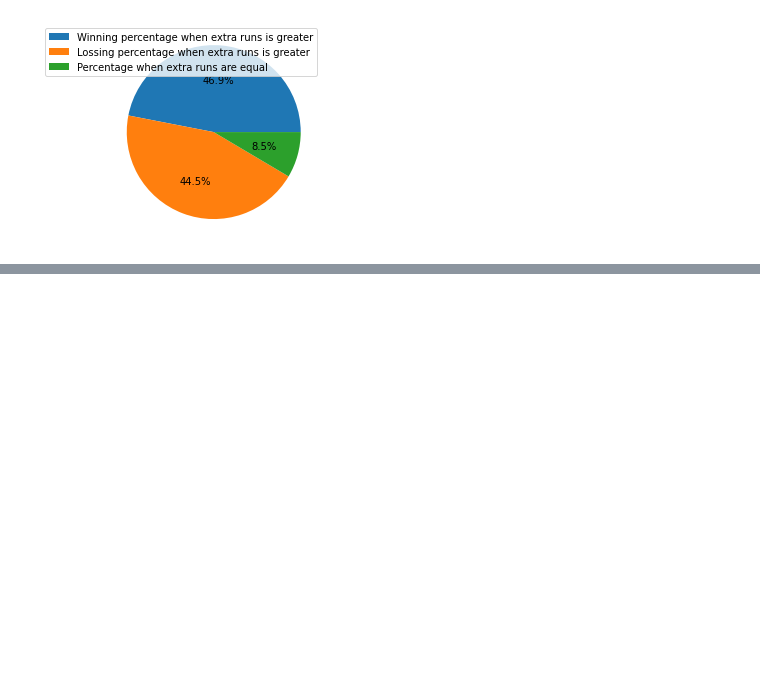
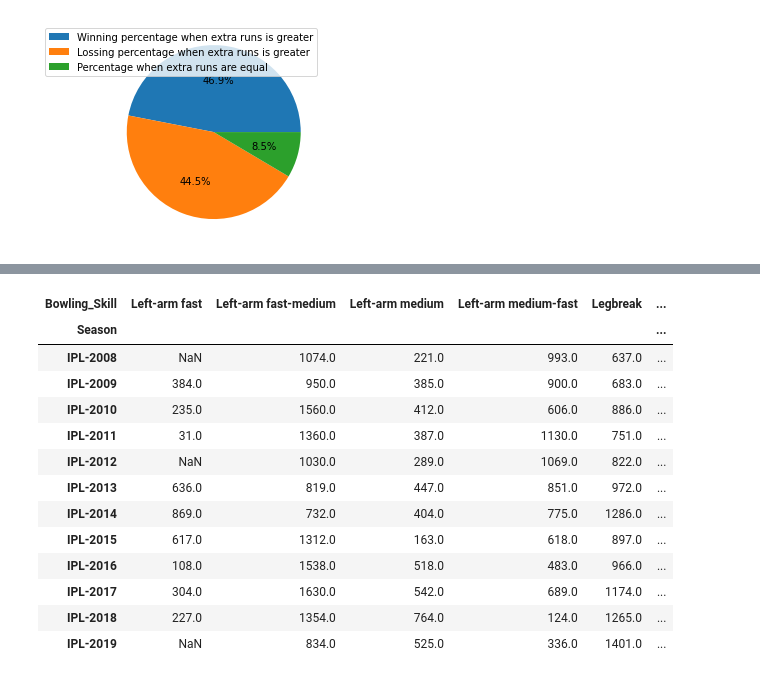
Before and after one commit to satyamgipu/Iplt20analysis, a Jupyter notebook: Copy_of_IPL_T20_Cricket_Analysis_Capstone_Project.ipynb, the cells around one changed output, grey strips where cells are left out. Cells and saved outputs as stored; diff of their text form; code cells hidden in the pictures; blank space fills up the shorter version.

```diff
--- a/Copy_of_IPL_T20_Cricket_Analysis_Capstone_Project.ipynb
+++ b/Copy_of_IPL_T20_Cricket_Analysis_Capstone_Project.ipynb
@@ -236,0 +434,17 @@ plt.legend(["Winning percentage when extra runs is greater","Lossing percentage
+# %%
+df
+# %% [output]
+| Bowling_Skill | Left-arm fast | Left-arm fast-medium | Left-arm medium | Left-arm medium-fast | Legbreak | ... |
+| Season |  |  |  |  |  | ... |
+| IPL-2008 | NaN | 1074.0 | 221.0 | 993.0 | 637.0 | ... |
+| IPL-2009 | 384.0 | 950.0 | 385.0 | 900.0 | 683.0 | ... |
+| IPL-2010 | 235.0 | 1560.0 | 412.0 | 606.0 | 886.0 | ... |
+| IPL-2011 | 31.0 | 1360.0 | 387.0 | 1130.0 | 751.0 | ... |
+| IPL-2012 | NaN | 1030.0 | 289.0 | 1069.0 | 822.0 | ... |
+| IPL-2013 | 636.0 | 819.0 | 447.0 | 851.0 | 972.0 | ... |
+| IPL-2014 | 869.0 | 732.0 | 404.0 | 775.0 | 1286.0 | ... |
+| IPL-2015 | 617.0 | 1312.0 | 163.0 | 618.0 | 897.0 | ... |
+| IPL-2016 | 108.0 | 1538.0 | 518.0 | 483.0 | 966.0 | ... |
+| IPL-2017 | 304.0 | 1630.0 | 542.0 | 689.0 | 1174.0 | ... |
+| IPL-2018 | 227.0 | 1354.0 | 764.0 | 124.0 | 1265.0 | ... |
+| IPL-2019 | NaN | 834.0 | 525.0 | 336.0 | 1401.0 | ... |
```
Also changed, not shown: parts of 31 cells of this notebook.
